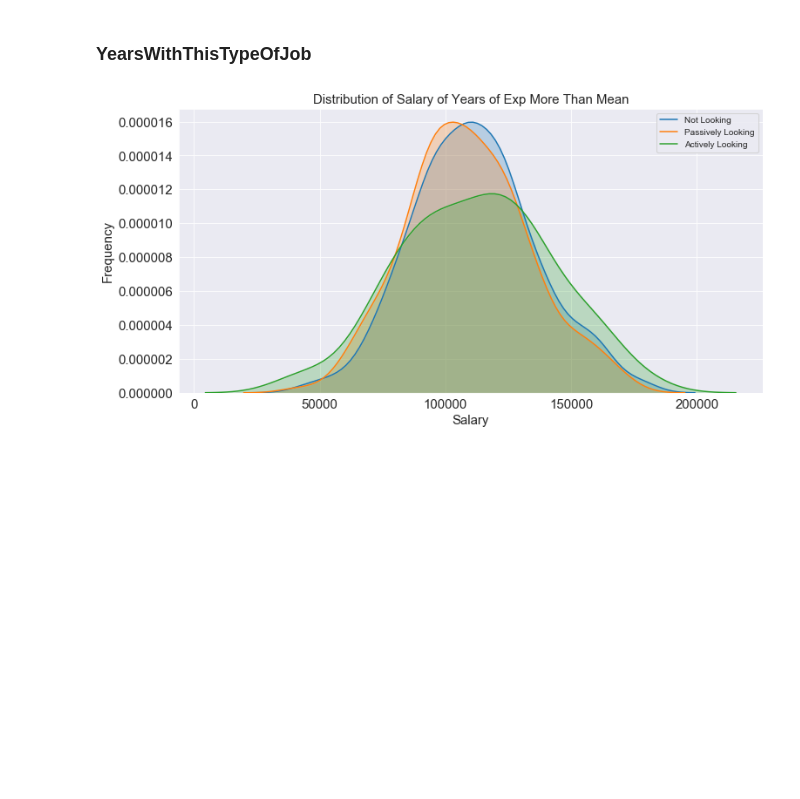
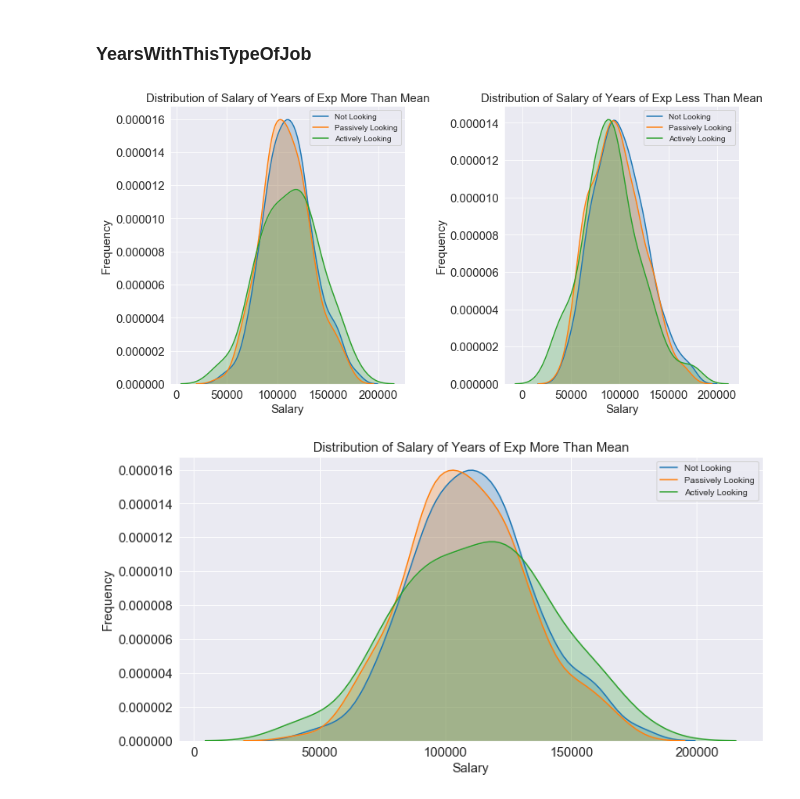
Before and after one commit to unit-00/data-professionals, a Jupyter notebook: salary_analysis.ipynb, the cells around one changed output. Saved outputs shown, nothing was run; the diff lists cells and outputs as text; code cells hidden in the pictures; blank space fills up the shorter version.

```diff
--- a/salary_analysis.ipynb
+++ b/salary_analysis.ipynb
@@ -315,6 +331,18 @@ al_yrjb_g = al_salary_adj[(al_cleaned['YearsWithThisTypeOfJob'] >= mean_yrjb)]
 nl_yrjb_l = nl_salary_adj[(nl_cleaned['YearsWithThisTypeOfJob'] < mean_yrjb)]
 pl_yrjb_l = pl_salary_adj[(pl_cleaned['YearsWithThisTypeOfJob'] < mean_yrjb)]
 al_yrjb_l = al_salary_adj[(al_cleaned['YearsWithThisTypeOfJob'] < mean_yrjb)]
+# %%
+fig, axs = plt.subplots(1, 2, figsize=(12, 6))
+
+plot_kde(axs[0], nl_yrjb_g, pl_yrjb_g, al_yrjb_g, xlabel='Salary', ylabel='Frequency',
+             title=f'Distribution of Salary of Years of Exp More Than Mean')
+
+plot_kde(axs[1], nl_yrjb_l, pl_yrjb_l, al_yrjb_l, xlabel='Salary', ylabel='Frequency',
+             title=f'Distribution of Salary of Years of Exp Less Than Mean')
+
+fig.tight_layout()
+# %% [output]
+[figure, added]
 # %%
 fig, ax = plt.subplots(figsize=(12, 6))
 plot_kde(ax, nl_yrjb_g, pl_yrjb_g, al_yrjb_g, xlabel='Salary', ylabel='Frequency',
```
Also changed, not shown: parts of 14 cells of this notebook, 10 other files.
